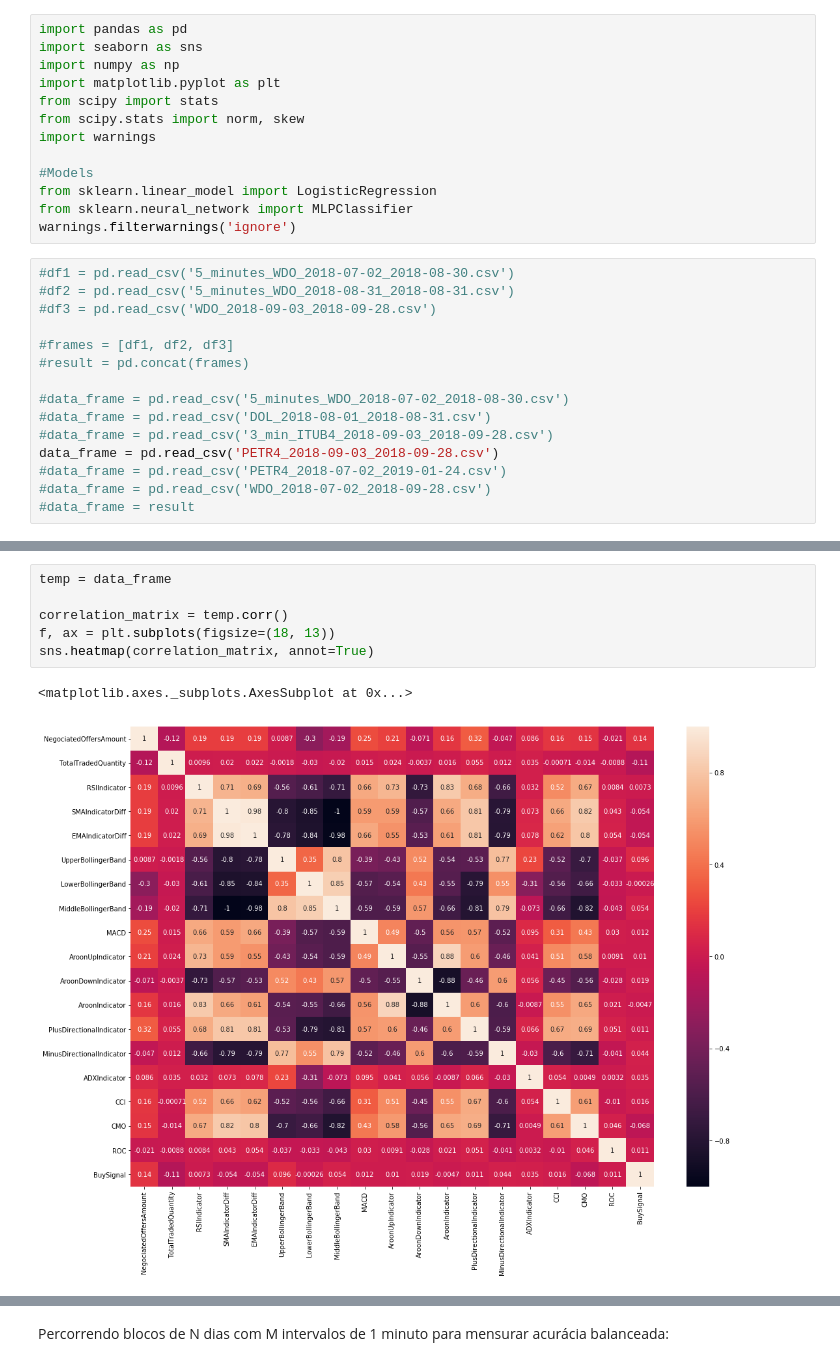
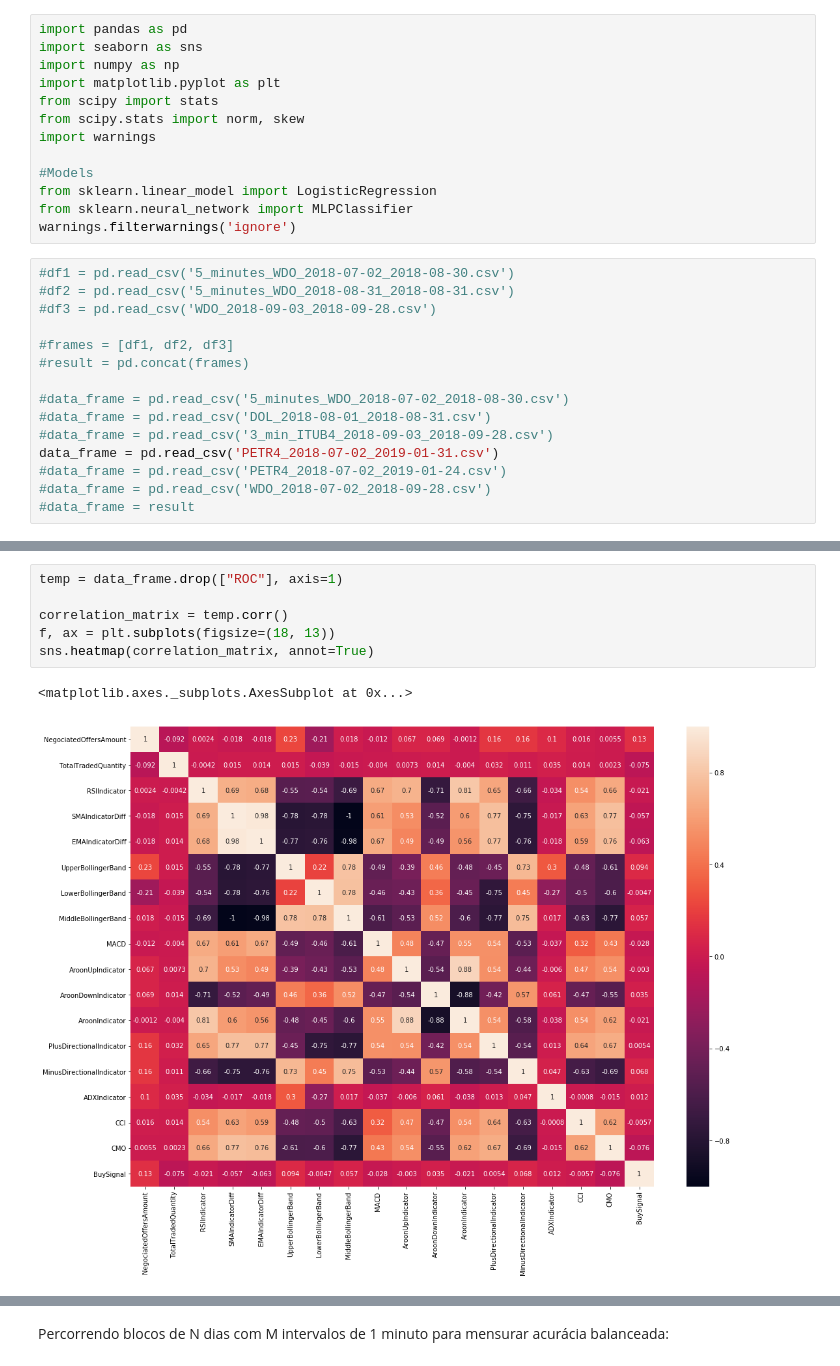
Before and after one commit to lschlee/stock-analysis, a Jupyter notebook: stock-analysis.ipynb, the cells around one changed output, grey strips where cells are left out. Saved outputs shown, nothing was run; the diff lists cells and outputs as text.

```diff
--- a/stock-analysis.ipynb
+++ b/stock-analysis.ipynb
@@ -24,7 +24,7 @@ warnings.filterwarnings('ignore')
 #data_frame = pd.read_csv('5_minutes_WDO_2018-07-02_2018-08-30.csv')
 #data_frame = pd.read_csv('DOL_2018-08-01_2018-08-31.csv')
 #data_frame = pd.read_csv('3_min_ITUB4_2018-09-03_2018-09-28.csv')
-data_frame = pd.read_csv('PETR4_2018-09-03_2018-09-28.csv')
+data_frame = pd.read_csv('PETR4_2018-07-02_2019-01-31.csv')
 #data_frame = pd.read_csv('PETR4_2018-07-02_2019-01-24.csv')
 #data_frame = pd.read_csv('WDO_2018-07-02_2018-09-28.csv')
 #data_frame = result
@@ -65,11 +65,11 @@ data_frame.head()
 5 rows × 21 columns
 # %%
-temp = data_frame
+temp = data_frame.drop(["ROC"], axis=1)
 
 correlation_matrix = temp.corr()
 f, ax = plt.subplots(figsize=(18, 13))
 sns.heatmap(correlation_matrix, annot=True)
 # %% [output]
 <matplotlib.axes._subplots.AxesSubplot at 0x...>
-[figure, old version]
+[figure, new version]
 # %%
```
Also changed, not shown: parts of 15 cells of this notebook.
